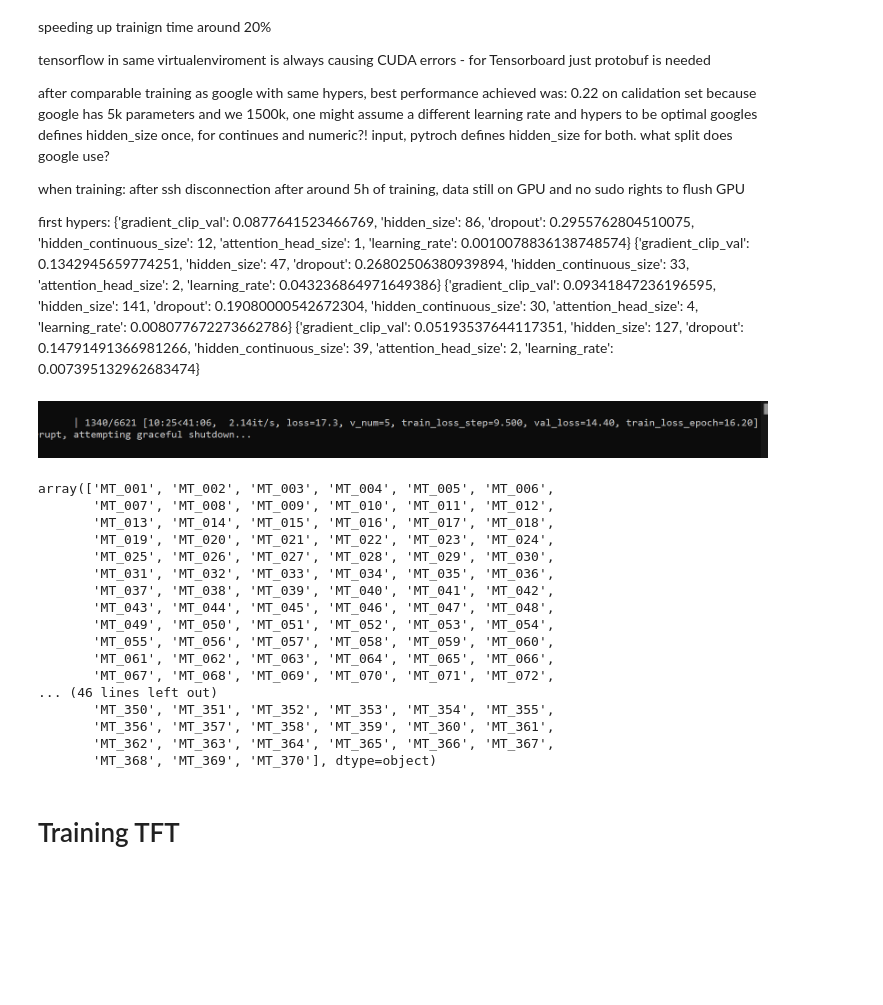
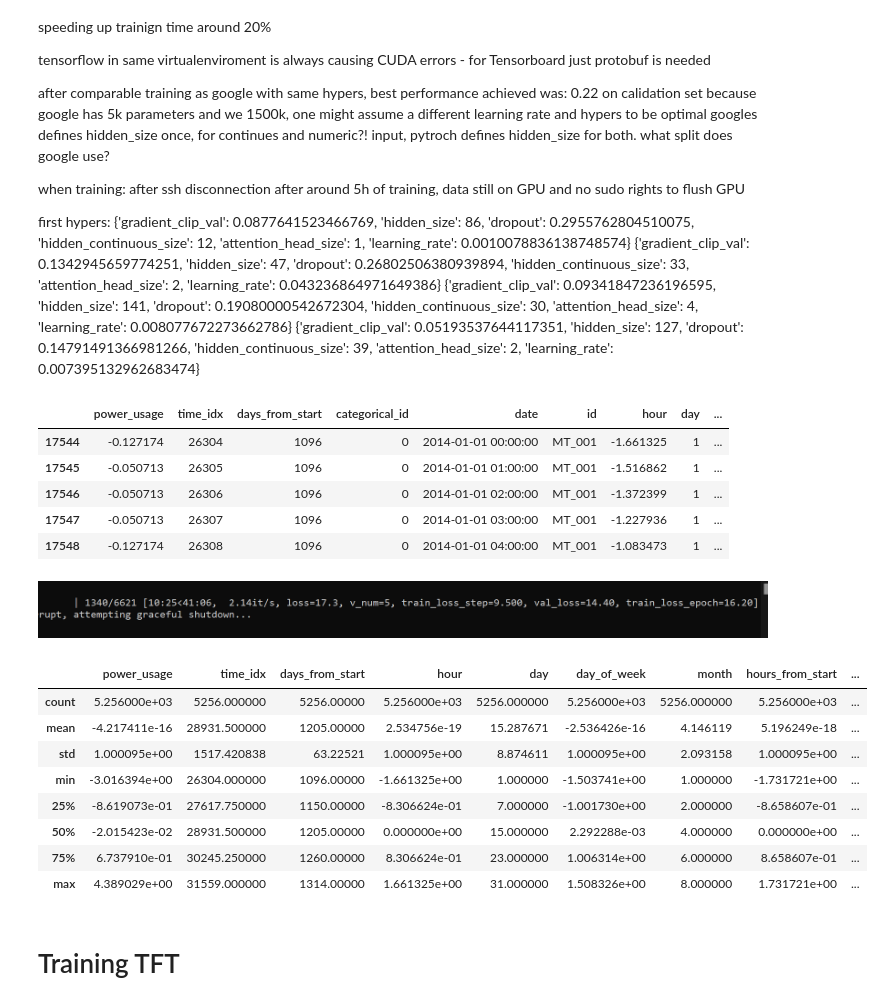
Before and after one commit to ben10ben/Interpretable-time-series-forecasting-at-scale, a Jupyter notebook: TFT_Notebook.ipynb, the cells around one changed output. Drawn from its saved outputs; the diff is of its cells as text; code cells hidden in the pictures; blank space fills up the shorter version.

```diff
--- a/TFT_Notebook.ipynb
+++ b/TFT_Notebook.ipynb
@@ -186,28 +186,29 @@ first hypers:   {'gradient_clip_val': 0.0877641523466769, 'hidden_size': 86, 'dr
                 {'gradient_clip_val': 0.05193537644117351, 'hidden_size': 127, 'dropout': 0.14791491366981266, 'hidden_continuous_size': 39, 'attention_head_size': 2, 'learning_rate': 0.007395132962683474}
 # %%
 train, test, val = electricity_dataloader.create_electricity_timeseries_np()
+train.head()
+# %% [output]
+|  | power_usage | time_idx | days_from_start | categorical_id | date | id | hour | day | ... |
+| 17544 | -0.127174 | 26304 | 1096 | 0 | 2014-01-01 00:00:00 | MT_001 | -1.661325 | 1 | ... |
+| 17545 | -0.050713 | 26305 | 1096 | 0 | 2014-01-01 01:00:00 | MT_001 | -1.516862 | 1 | ... |
+| 17546 | -0.050713 | 26306 | 1096 | 0 | 2014-01-01 02:00:00 | MT_001 | -1.372399 | 1 | ... |
+| 17547 | -0.050713 | 26307 | 1096 | 0 | 2014-01-01 03:00:00 | MT_001 | -1.227936 | 1 | ... |
+| 17548 | -0.127174 | 26308 | 1096 | 0 | 2014-01-01 04:00:00 | MT_001 | -1.083473 | 1 | ... |
 # %% [markdown]
 ![grafik.png](attachment:d791c9b3-52cb-4589-9ccd-eb7aad93d5a9.png)
-# %%
-for i in train.categorical_id.unique()
-# %% [output]
-array(['MT_001', 'MT_002', 'MT_003', 'MT_004', 'MT_005', 'MT_006',
-       'MT_007', 'MT_008', 'MT_009', 'MT_010', 'MT_011', 'MT_012',
-       'MT_013', 'MT_014', 'MT_015', 'MT_016', 'MT_017', 'MT_018',
-       'MT_019', 'MT_020', 'MT_021', 'MT_022', 'MT_023', 'MT_024',
-       'MT_025', 'MT_026', 'MT_027', 'MT_028', 'MT_029', 'MT_030',
-       'MT_031', 'MT_032', 'MT_033', 'MT_034', 'MT_035', 'MT_036',
-       'MT_037', 'MT_038', 'MT_039', 'MT_040', 'MT_041', 'MT_042',
-       'MT_043', 'MT_044', 'MT_045', 'MT_046', 'MT_047', 'MT_048',
-       'MT_049', 'MT_050', 'MT_051', 'MT_052', 'MT_053', 'MT_054',
-       'MT_055', 'MT_056', 'MT_057', 'MT_058', 'MT_059', 'MT_060',
-       'MT_061', 'MT_062', 'MT_063', 'MT_064', 'MT_065', 'MT_066',
-       'MT_067', 'MT_068', 'MT_069', 'MT_070', 'MT_071', 'MT_072',
-... (46 lines left out)
-       'MT_350', 'MT_351', 'MT_352', 'MT_353', 'MT_354', 'MT_355',
-       'MT_356', 'MT_357', 'MT_358', 'MT_359', 'MT_360', 'MT_361',
-       'MT_362', 'MT_363', 'MT_364', 'MT_365', 'MT_366', 'MT_367',
-       'MT_368', 'MT_369', 'MT_370'], dtype=object)
+# %%
+train_id = train[train["categorical_id"] == "17"]
+train_id.describe()
+# %% [output]
+|  | power_usage | time_idx | days_from_start | hour | day | day_of_week | month | hours_from_start | ... |
+| count | 5.256000e+03 | 5256.000000 | 5256.00000 | 5.256000e+03 | 5256.000000 | 5.256000e+03 | 5256.000000 | 5.256000e+03 | ... |
+| mean | -4.217411e-16 | 28931.500000 | 1205.00000 | 2.534756e-19 | 15.287671 | -2.536426e-16 | 4.146119 | 5.196249e-18 | ... |
+| std | 1.000095e+00 | 1517.420838 | 63.22521 | 1.000095e+00 | 8.874611 | 1.000095e+00 | 2.093158 | 1.000095e+00 | ... |
+| min | -3.016394e+00 | 26304.000000 | 1096.00000 | -1.661325e+00 | 1.000000 | -1.503741e+00 | 1.000000 | -1.731721e+00 | ... |
+| 25% | -8.619073e-01 | 27617.750000 | 1150.00000 | -8.306624e-01 | 7.000000 | -1.001730e+00 | 2.000000 | -8.658607e-01 | ... |
+| 50% | -2.015423e-02 | 28931.500000 | 1205.00000 | 0.000000e+00 | 15.000000 | 2.292288e-03 | 4.000000 | 0.000000e+00 | ... |
+| 75% | 6.737910e-01 | 30245.250000 | 1260.00000 | 8.306624e-01 | 23.000000 | 1.006314e+00 | 6.000000 | 8.658607e-01 | ... |
+| max | 4.389029e+00 | 31559.000000 | 1314.00000 | 1.661325e+00 | 31.000000 | 1.508326e+00 | 8.000000 | 1.731721e+00 | ... |
 # %%
 log_folder = CONFIG_DICT["models"]["electricity"]
 writer = SummaryWriter(log_folder)
```
Also changed, not shown: 7 other files.
